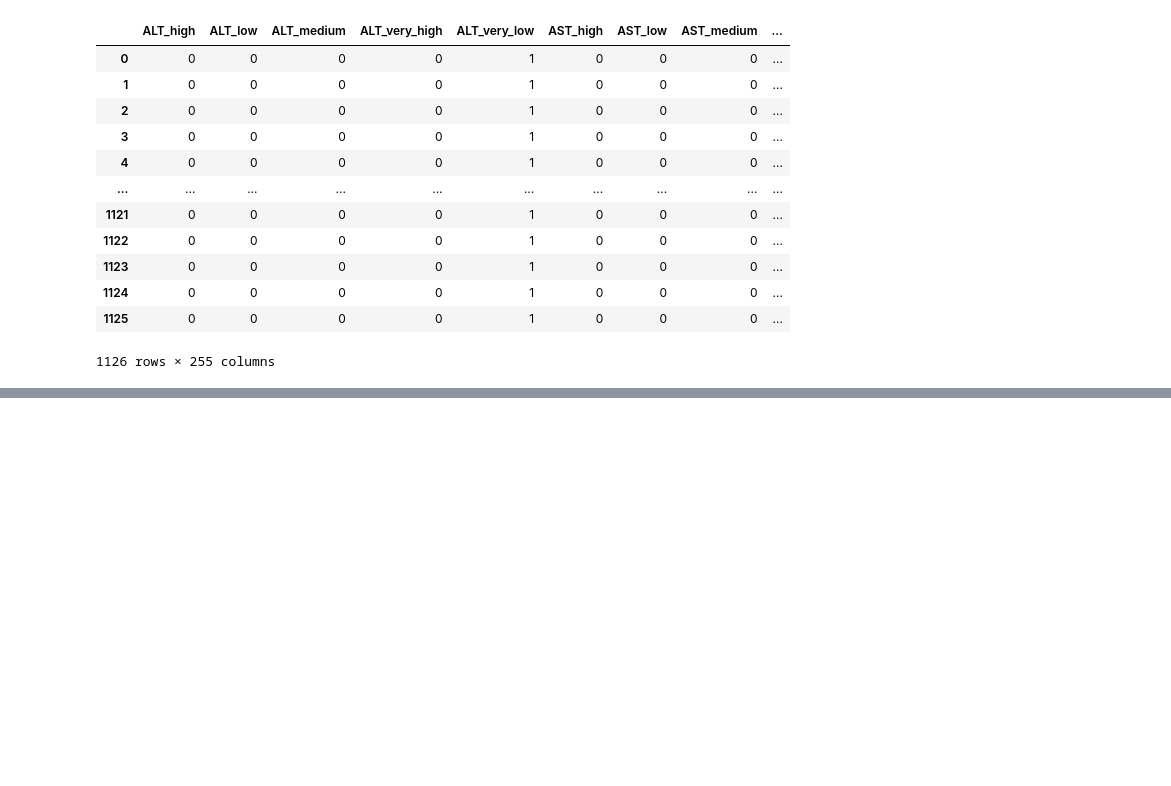
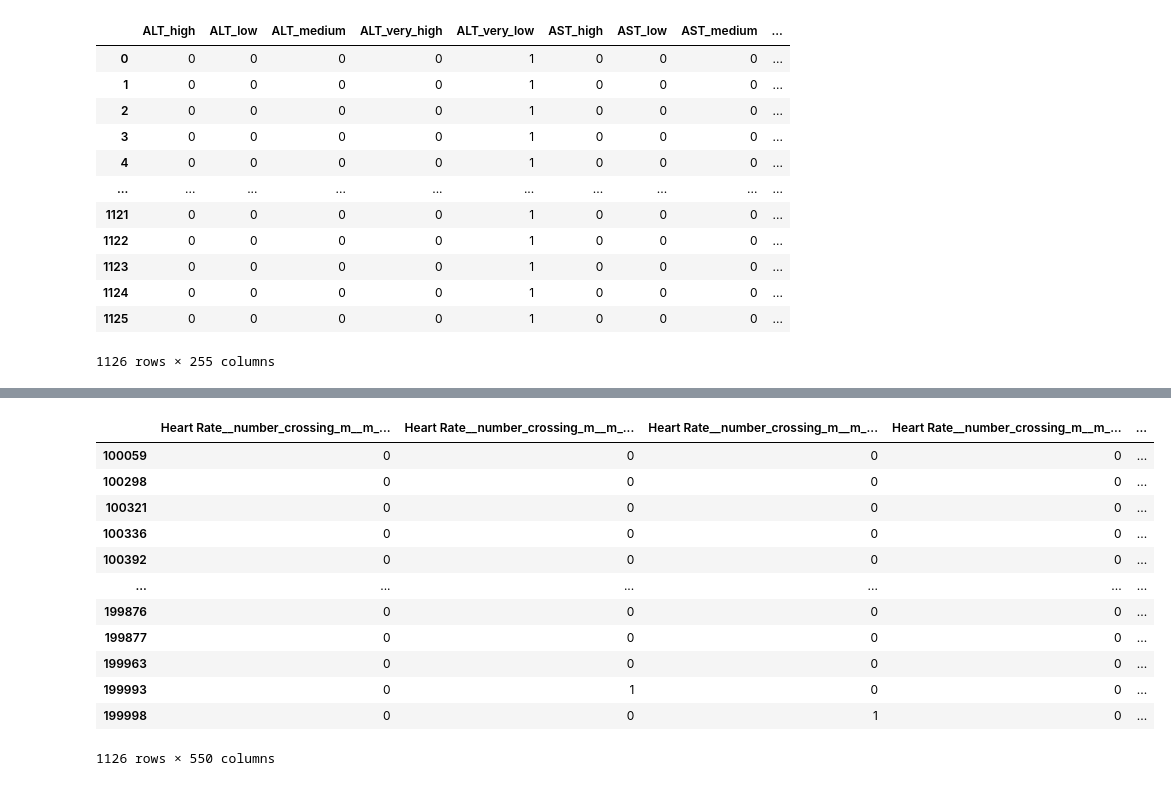
Before and after one commit to BenMarkFrost/LEN_Individual_Project, a Jupyter notebook: Static/temporalCategorisation.ipynb, the cells around one changed output, grey strips where cells are left out. Cells and saved outputs as stored; diff of their text form; code cells hidden in the pictures; blank space fills up the shorter version.

```diff
--- a/Static/temporalCategorisation.ipynb
+++ b/Static/temporalCategorisation.ipynb
@@ -463,0 +525,6 @@ dtype: int64
+# %%
+df = pd.DataFrame(data=targetSeries)
+
+targetSeriesFormatted = df.set_index(mimicDF["PatientID"].unique()).iloc[:,0].sort_index()
+
+targetSeriesFormatted
@@ -463,0 +644,25 @@ dtype: int64
+# %%
+extractedCat = Categorizer(filtered_features)
+
+extractedCat.agglomerative(n_clusters=5)
+
+categories = {0: 'very_low', 1: 'low', 2: 'medium', 3: 'high', 4: 'very_high'}
+
+
+extractedCat.map_types(mapping=categories)
+
+extractedCat.mappedTypes['agglomerative']
+# %% [output]
+|  | Heart Rate__number_crossing_m__m_... | Heart Rate__number_crossing_m__m_... | Heart Rate__number_crossing_m__m_... | Heart Rate__number_crossing_m__m_... | ... |
+| 100059 | 0 | 0 | 0 | 0 | ... |
+| 100298 | 0 | 0 | 0 | 0 | ... |
+| 100321 | 0 | 0 | 0 | 0 | ... |
+| 100336 | 0 | 0 | 0 | 0 | ... |
+| 100392 | 0 | 0 | 0 | 0 | ... |
+| ... | ... | ... | ... | ... | ... |
+| 199876 | 0 | 0 | 0 | 0 | ... |
+| 199877 | 0 | 0 | 0 | 0 | ... |
+| 199963 | 0 | 0 | 0 | 0 | ... |
+| 199993 | 0 | 1 | 0 | 0 | ... |
+| 199998 | 0 | 0 | 1 | 0 | ... |
+1126 rows × 550 columns
```
Also changed, not shown: parts of 22 cells of this notebook, 1 other file.
